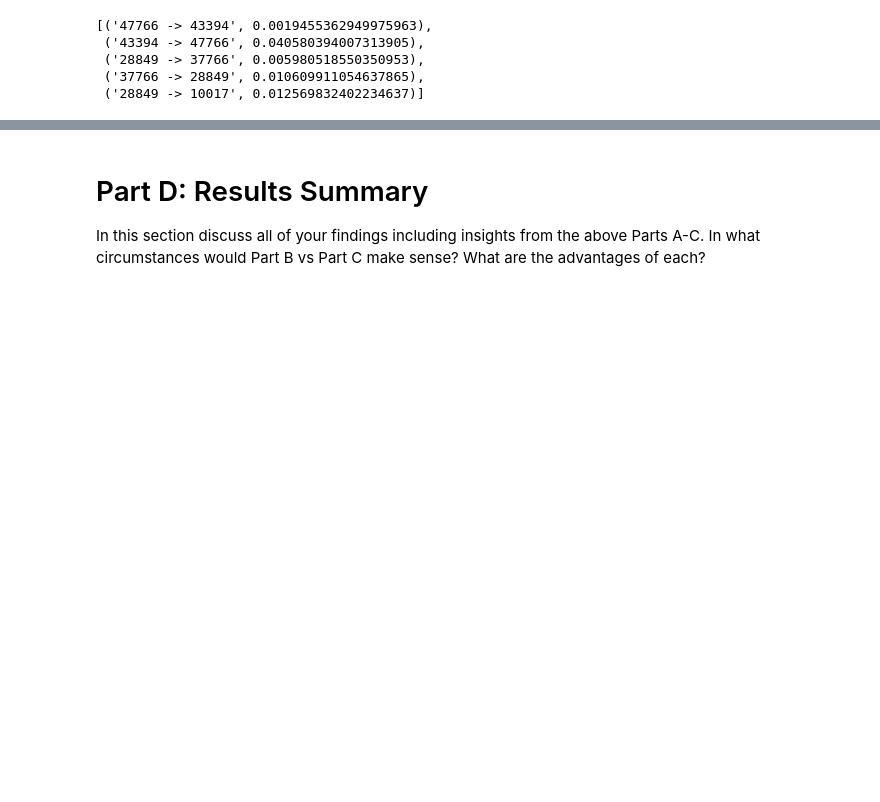
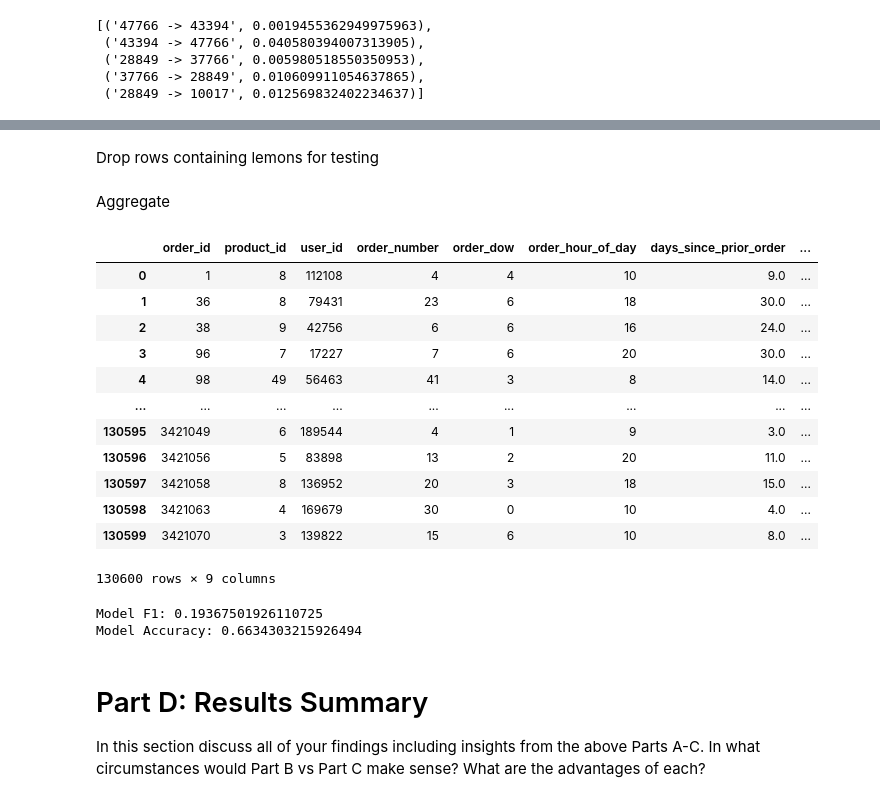
Before and after one commit to Disco-Gnome/CSC84040, a Jupyter notebook: Assignments/McNeil_Ryan_assignment1.ipynb, the cells around one changed output, grey strips where cells are left out. Saved outputs shown, nothing was run; the diff lists cells and outputs as text; code cells hidden in the pictures; blank space fills up the shorter version.

```diff
--- a/Assignments/McNeil_Ryan_assignment1.ipynb
+++ b/Assignments/McNeil_Ryan_assignment1.ipynb
@@ -466,0 +1100,2 @@ everything you are doing.
+# %%
+order_products__train_processed.drop(['aisle_id', 'department_id'], axis=1, inplace=True)
@@ -466,0 +1104,13 @@ everything you are doing.
+# %%
+# All orders that contain large lemons
+orders_with_large_lemons = order_products__train_processed[order_products__train_processed['product_id'].isin(large_lemon_ids_int)]['order_id'].unique()
+
+# Set contains_large_lemons to 1 for all rows in those orders
+order_products__train_processed['contains_large_lemons'] = np.where(
+    order_products__train_processed['order_id'].isin(orders_with_large_lemons),
+    1,
+    0)
+
+del(orders_with_large_lemons)
+
+order_products__train_processed.describe()
@@ -466,0 +1127,34 @@ everything you are doing.
+# %% [markdown]
+Drop rows containing lemons for testing
+# %%
+order_products__train_processed = order_products__train_processed[~order_products__train_processed['product_id'].isin(large_lemon_ids_int)]
+# %% [markdown]
+Aggregate
+# %%
+# Aggregate by order_id
+order_products__train_agg = order_products__train_processed.groupby('order_id').agg({
+    'product_id': 'count',  # Count the total number of products in the order
+    'user_id': 'max',  # I take max arbitrarily because all vals should be the same
+    'order_number': 'max',  # as above
+    'order_dow': 'max',  # as above
+    'order_hour_of_day': 'max',  # as above
+    'days_since_prior_order': 'max',  # as above
+    'order_confidence_sum': 'max',  # as above
+    'contains_large_lemons': 'max' # as above
+}).reset_index()
+# %%
+order_products__train_agg
+# %% [output]
+|  | order_id | product_id | user_id | order_number | order_dow | order_hour_of_day | days_since_prior_order | ... |
+| 0 | 1 | 8 | 112108 | 4 | 4 | 10 | 9.0 | ... |
+| 1 | 36 | 8 | 79431 | 23 | 6 | 18 | 30.0 | ... |
+| 2 | 38 | 9 | 42756 | 6 | 6 | 16 | 24.0 | ... |
+| 3 | 96 | 7 | 17227 | 7 | 6 | 20 | 30.0 | ... |
+| 4 | 98 | 49 | 56463 | 41 | 3 | 8 | 14.0 | ... |
+| ... | ... | ... | ... | ... | ... | ... | ... | ... |
+| 130595 | 3421049 | 6 | 189544 | 4 | 1 | 9 | 3.0 | ... |
+| 130596 | 3421056 | 5 | 83898 | 13 | 2 | 20 | 11.0 | ... |
+| 130597 | 3421058 | 8 | 136952 | 20 | 3 | 18 | 15.0 | ... |
+| 130598 | 3421063 | 4 | 169679 | 30 | 0 | 10 | 4.0 | ... |
+| 130599 | 3421070 | 3 | 139822 | 15 | 6 | 10 | 8.0 | ... |
+130600 rows × 9 columns
@@ -467,3 +1164,12 @@ everything you are doing.
+# %%
+# Predict
+y_pred = lgb_model.predict(X_test)
+
+print(f"Model F1: {skl.metrics.f1_score(y_test, y_pred)}")
+print(f"Model Accuracy: {skl.metrics.accuracy_score(y_test, y_pred)}")
+# %% [output]
+Model F1: 0.19367501926110725
+Model Accuracy: 0.6634303215926494
 # %% [markdown]
 # Part D: Results Summary
 In this section discuss all of your findings including insights from the above Parts A-C. In what
```
Also changed, not shown: parts of 95 cells of this notebook.
